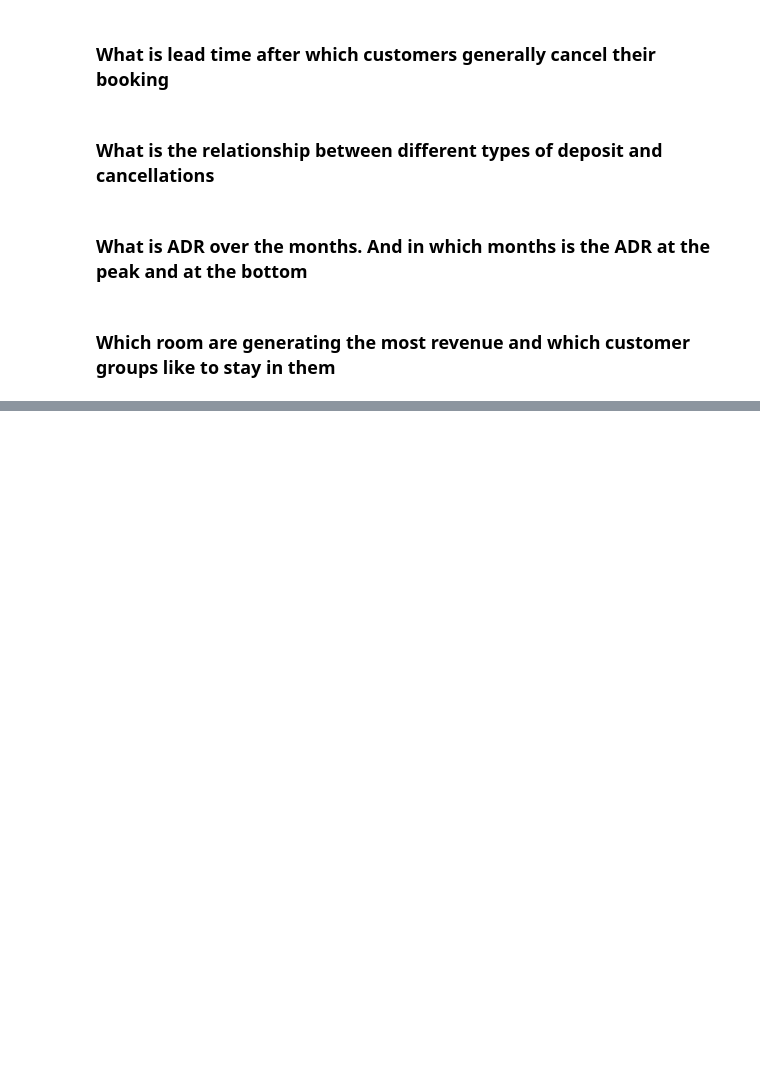
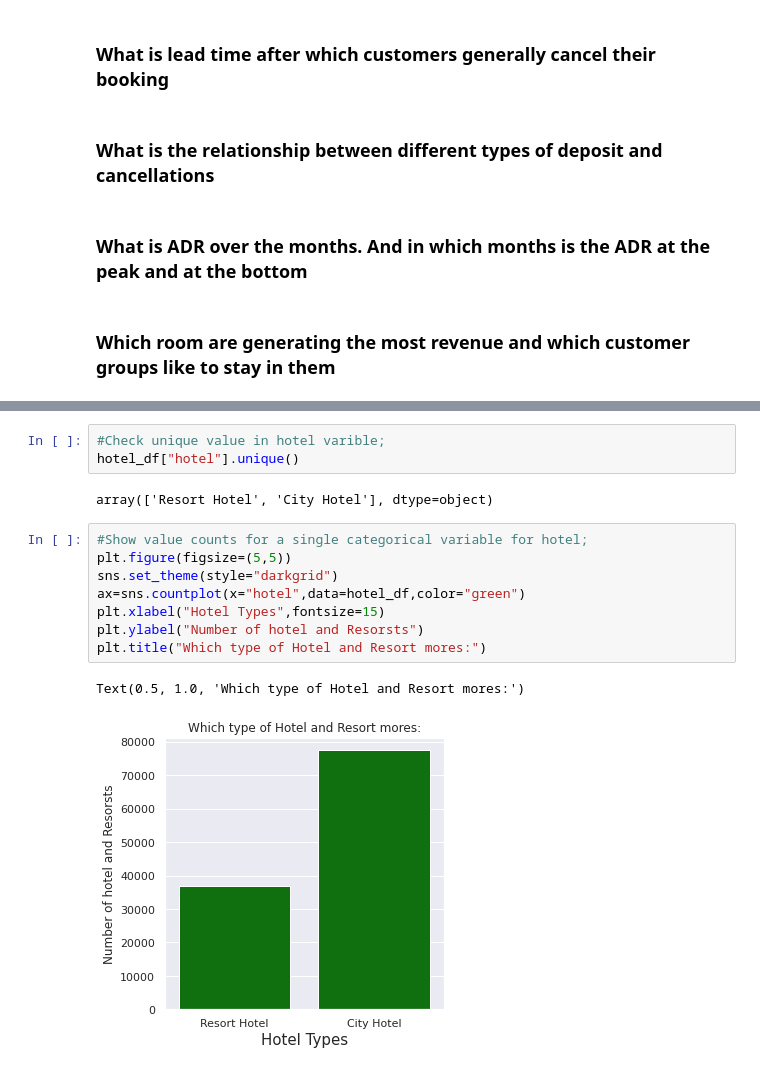
Before and after one commit to Kushan1001/Hotel-booking-data-analysis, a Jupyter notebook: Hotel_Booking_Analysis(Compiled).ipynb, the cells around one changed output, grey strips where cells are left out. Saved outputs shown, nothing was run; the diff lists cells and outputs as text; blank space fills up the shorter version.

```diff
--- a/Hotel_Booking_Analysis(Compiled).ipynb
+++ b/Hotel_Booking_Analysis(Compiled).ipynb
@@ -649,0 +652,16 @@ plt.show()
+# %%
+#Check unique value in hotel varible;
+hotel_df["hotel"].unique()
+# %% [output]
+array(['Resort Hotel', 'City Hotel'], dtype=object)
+# %%
+#Show value counts for a single categorical variable for hotel;
+plt.figure(figsize=(5,5))
+sns.set_theme(style="darkgrid")
+ax=sns.countplot(x="hotel",data=hotel_df,color="green")
+plt.xlabel("Hotel Types",fontsize=15)
+plt.ylabel("Number of hotel and Resorsts")
+plt.title("Which type of Hotel and Resort mores:")
+# %% [output]
+Text(0.5, 1.0, 'Which type of Hotel and Resort mores:')
+[figure, added]
```
Also changed, not shown: parts of 27 cells of this notebook.
